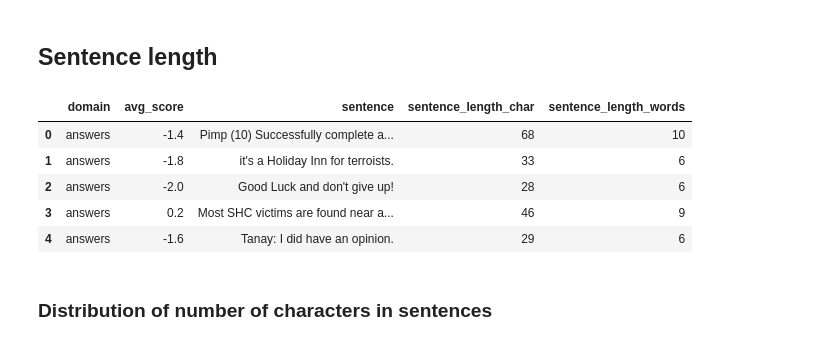
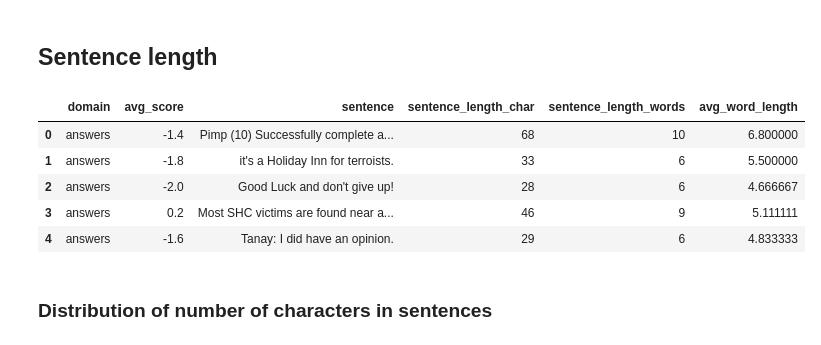
Before and after one commit to GroupAKainos/GroupA_ML, a Jupyter notebook: 002-EDA-notebook.ipynb, the cells around one changed output. Drawn from its saved outputs; the diff is of its cells as text; code cells hidden in the pictures.

```diff
--- a/002-EDA-notebook.ipynb
+++ b/002-EDA-notebook.ipynb
@@ -142,14 +142,15 @@ Distribution per domain shows blog and email have a normal like distribution com
 # %%
 df['sentence_length_char'] = df['sentence'].str.len()
 df['sentence_length_words'] = df['sentence'].str.split().str.len()
+df['avg_word_length'] = df['sentence_length_char']/df['sentence_length_words']
 df.head()
 # %% [output]
-|  | domain | avg_score | sentence | sentence_length_char | sentence_length_words |
-| 0 | answers | -1.4 | Pimp (10) Successfully complete a... | 68 | 10 |
-| 1 | answers | -1.8 | it's a Holiday Inn for terroists. | 33 | 6 |
-| 2 | answers | -2.0 | Good Luck and don't give up! | 28 | 6 |
-| 3 | answers | 0.2 | Most SHC victims are found near a... | 46 | 9 |
-| 4 | answers | -1.6 | Tanay: I did have an opinion. | 29 | 6 |
+|  | domain | avg_score | sentence | sentence_length_char | sentence_length_words | avg_word_length |
+| 0 | answers | -1.4 | Pimp (10) Successfully complete a... | 68 | 10 | 6.800000 |
+| 1 | answers | -1.8 | it's a Holiday Inn for terroists. | 33 | 6 | 5.500000 |
+| 2 | answers | -2.0 | Good Luck and don't give up! | 28 | 6 | 4.666667 |
+| 3 | answers | 0.2 | Most SHC victims are found near a... | 46 | 9 | 5.111111 |
+| 4 | answers | -1.6 | Tanay: I did have an opinion. | 29 | 6 | 4.833333 |
 # %% [markdown]
 ### Distribution of number of characters in sentences
 # %%
```
Also changed, not shown: parts of 6 cells of this notebook.
